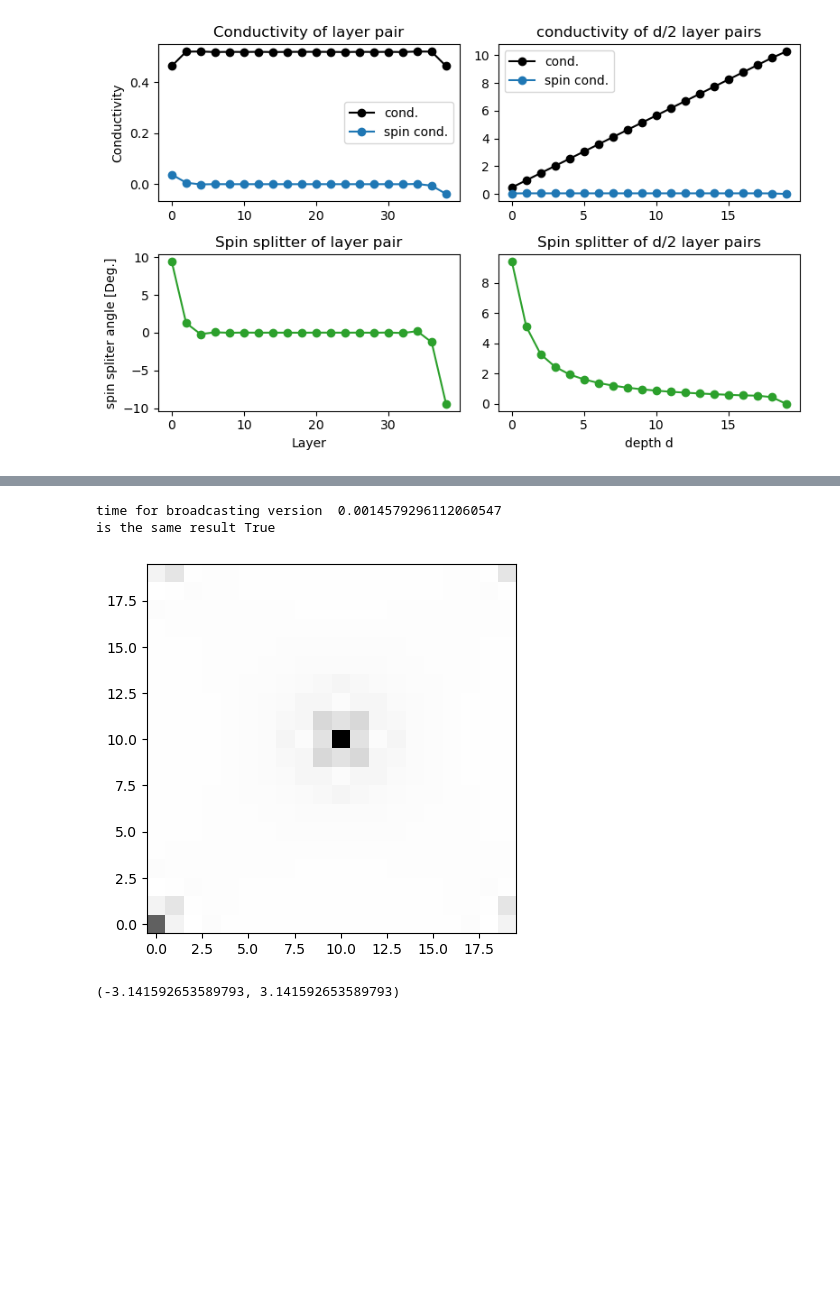
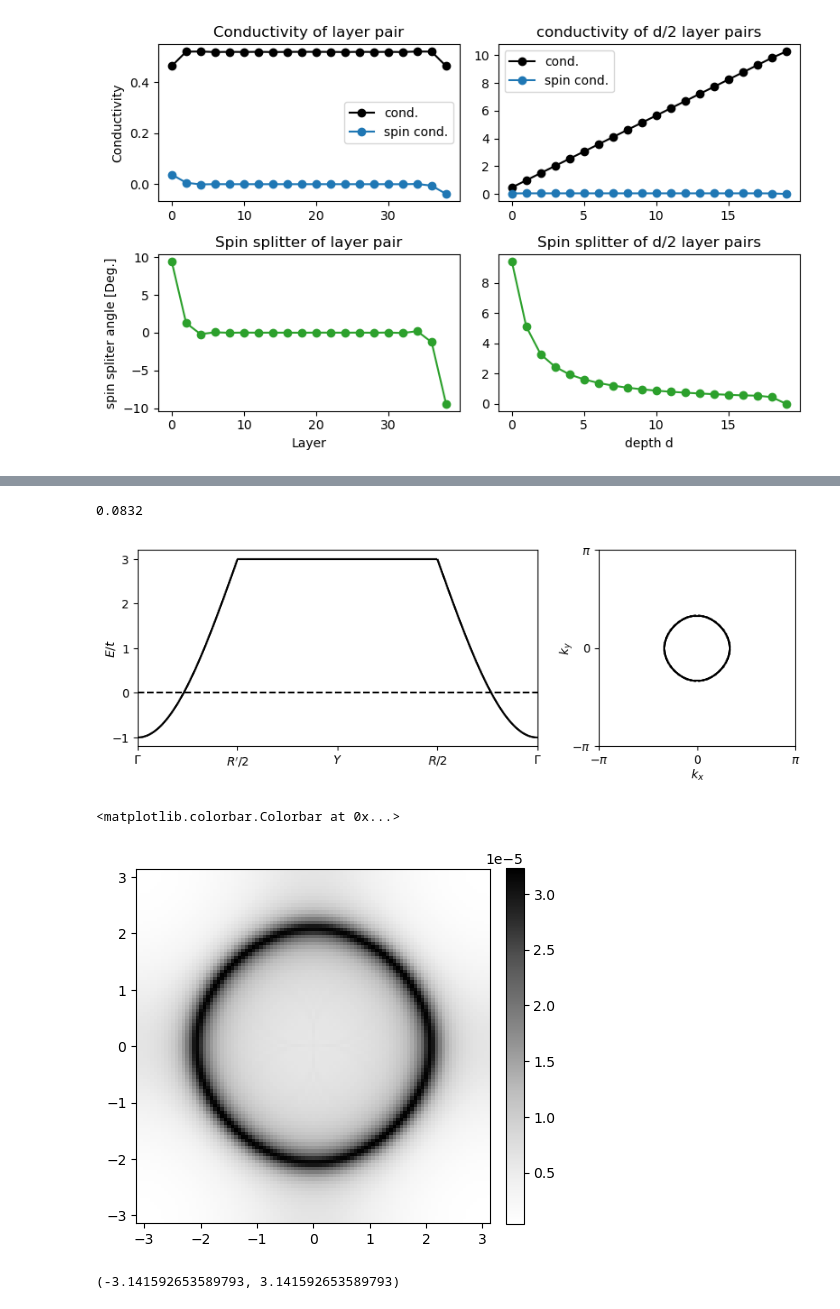
Before and after one commit to dpreuo/alter_surf, a Jupyter notebook: MF_surface_DLKK.ipynb, the cells around one changed output, grey strips where cells are left out. Drawn from its saved outputs; the diff is of its cells as text; code cells hidden in the pictures; blank space fills up the shorter version.

```diff
--- a/MF_surface_DLKK.ipynb
+++ b/MF_surface_DLKK.ipynb
@@ -573,40 +491,34 @@ is the same result True
-# %%
-t0 = time.time()
-X = np.fft.fft2(Greensfct_yxab,axes=(0,1)) #X(k) = G(k)
-Y = np.fft.fft2(np.flip(Greensfct_yxab,axis=(0,1)),axes=(0,1)) #Y(k) = G(-k)
-
-#Z = np.einsum('yx,yx->yx', X, np.conjugate(Xconj)) #conjugate needed for G(k+q)*G(k) not G(k-q)*G(k)
-Z = X*Y
-z3 = np.fft.ifft2(Z,axes=(0,1))/Lq**2 #z.shape=(qy,qx,a,b)
-z3 = np.flip(z3,axis=(0,1)) #z(-q) -> z(q)
-#z3 = np.fft.fftshift(z3,axes=(0,1)) #shift such that q=0 is in the center
-#z3 = z3[::-1,::-1] #z(-q) -> z(q)
-
-t1 = time.time()
-print('time for broadcasting version ', t1-t0)
-
-print('is the same result', np.allclose(z0, z3))
-# %% [output]
-time for broadcasting version  0.0014579296112060547
-is the same result True
-# %%
-
-def extent_from_data(data, xmin, xmax, ymin, ymax):
-    """
-    Returns the correct extent for imshow given the data array and desired min/max for x and y.
-    The extent covers the full range, so each pixel is centered on the grid.
-    """
-    nx, ny = data.shape
-    dx = (xmax - xmin) / nx
-    dy = (ymax - ymin) / ny
-    extent = (xmin - dx/2, xmax + dx/2, ymin - dy/2, ymax + dy/2)
-    return extent
-
-
-
-im = plt.imshow(ldos,origin='lower',cmap='Greys')
-# %% [output]
-[figure, removed]
+# %%
+from blochK.hamiltonian_testing import Hamiltonian0, Spin_operator
+
+param = dict(t=1, mu=-3) #non-interacting parameters
+
+labels = ['\Gamma',"R'/2","Y","R/2",'\Gamma']
+pathBZ = np.array([points_BZ[x] for x in labels])
+labels = ['$'+l+'$' for l in labels]
+
+coloring_operator = Spin_operator
+es,psi = eigs_H(*sample_BZ(100),Hamiltonian0,param)
+
+cmap = 'bwr'
+
+fig, [ax,ax1] = plt.subplots(1,2,gridspec_kw={'width_ratios': [2,1]},figsize=(10,3))
+plot_bandstruc(ax,Hamiltonian0,param=param,points_path=pathBZ,labels_points_path=labels,coloring_operator=coloring_operator,cmap=cmap)
+plot_FS(ax1,Hamiltonian0,param=param,coloring_operator=coloring_operator,cmap=cmap,Lq=50,print_filling=True)
+plt.show()
+
+V = np.eye(2) #ndarray.shape= (localH,localH)
+ldos = local_dos(Hamiltonian0,Hparam=param,Gamma=1e-1,operator=V,Lq=100,return_symmetric_array=True)
+
+fig, ax = plt.subplots(1,1,figsize=(5,5))
+
+im = ax.imshow(ldos,origin='lower',cmap='Greys',extent=(-np.pi,np.pi,-np.pi,np.pi))
+plt.colorbar(im,ax=ax,fraction=0.046,pad=0.04)
+# %% [output]
+0.0832
+[figure, added]
+<matplotlib.colorbar.Colorbar at 0x...>
+[figure, added]
 # %%
 from scipy.ndimage import rotate
 
```
Also changed, not shown: parts of 10 cells of this notebook, 2 other files.
